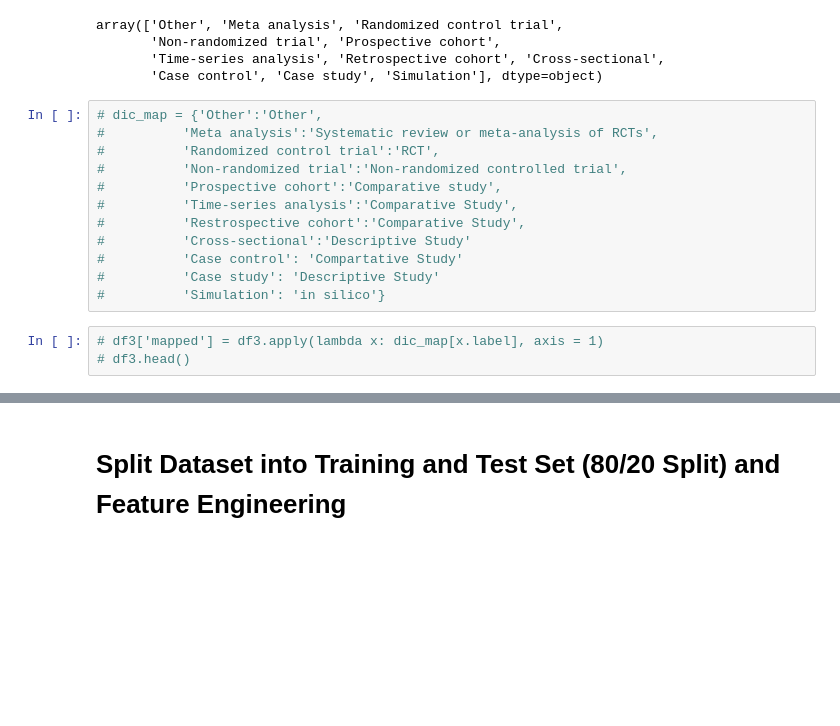
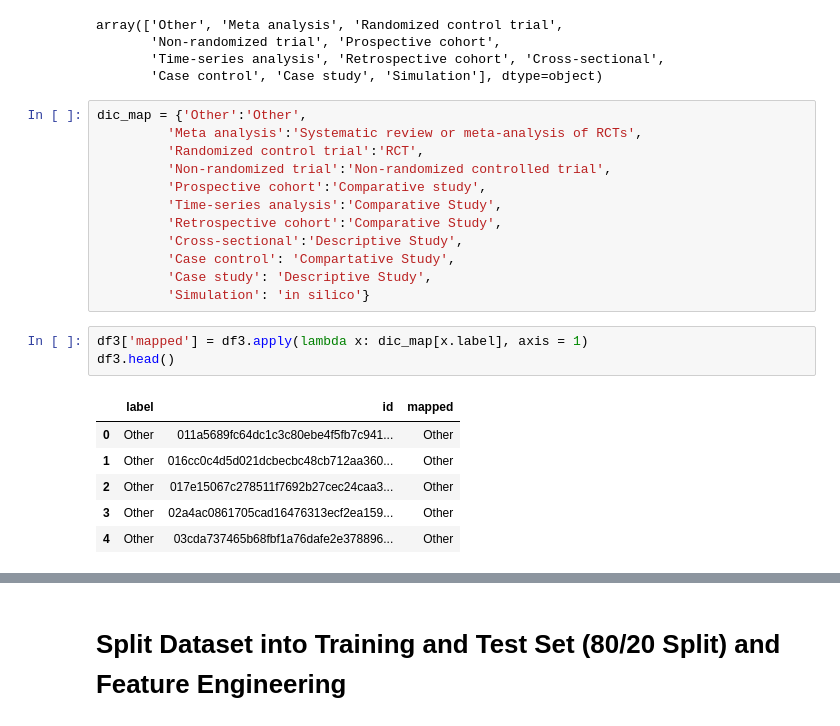
Before and after one commit to mindyng/Covid19, a Jupyter notebook: BaselineModels_LocalRun.ipynb, the cells around one changed output, grey strips where cells are left out. Saved outputs shown, nothing was run; the diff lists cells and outputs as text; blank space fills up the shorter version.

```diff
--- a/BaselineModels_LocalRun.ipynb
+++ b/BaselineModels_LocalRun.ipynb
@@ -524,17 +520,24 @@ array(['Other', 'Meta analysis', 'Randomized control trial',
        'Time-series analysis', 'Retrospective cohort', 'Cross-sectional',
        'Case control', 'Case study', 'Simulation'], dtype=object)
 # %%
-# dic_map = {'Other':'Other',
-#          'Meta analysis':'Systematic review or meta-analysis of RCTs',
-#          'Randomized control trial':'RCT',
-#          'Non-randomized trial':'Non-randomized controlled trial',
-#          'Prospective cohort':'Comparative study',
-#          'Time-series analysis':'Comparative Study',
-#          'Restrospective cohort':'Comparative Study',
-#          'Cross-sectional':'Descriptive Study'
-#          'Case control': 'Compartative Study'
-#          'Case study': 'Descriptive Study'
-#          'Simulation': 'in silico'}
+dic_map = {'Other':'Other',
+         'Meta analysis':'Systematic review or meta-analysis of RCTs',
+         'Randomized control trial':'RCT',
+         'Non-randomized trial':'Non-randomized controlled trial',
+         'Prospective cohort':'Comparative study',
+         'Time-series analysis':'Comparative Study',
+         'Retrospective cohort':'Comparative Study',
+         'Cross-sectional':'Descriptive Study',
+         'Case control': 'Compartative Study',
+         'Case study': 'Descriptive Study',
+         'Simulation': 'in silico'}
 # %%
-# df3['mapped'] = df3.apply(lambda x: dic_map[x.label], axis = 1)
-# df3.head()
+df3['mapped'] = df3.apply(lambda x: dic_map[x.label], axis = 1)
+df3.head()
+# %% [output]
+|  | label | id | mapped |
+| 0 | Other | 011a5689fc64dc1c3c80ebe4f5fb7c941... | Other |
+| 1 | Other | 016cc0c4d5d021dcbecbc48cb712aa360... | Other |
+| 2 | Other | 017e15067c278511f7692b27cec24caa3... | Other |
+| 3 | Other | 02a4ac0861705cad16476313ecf2ea159... | Other |
+| 4 | Other | 03cda737465b68fbf1a76dafe2e378896... | Other |
```
Also changed, not shown: parts of 10 cells of this notebook.
